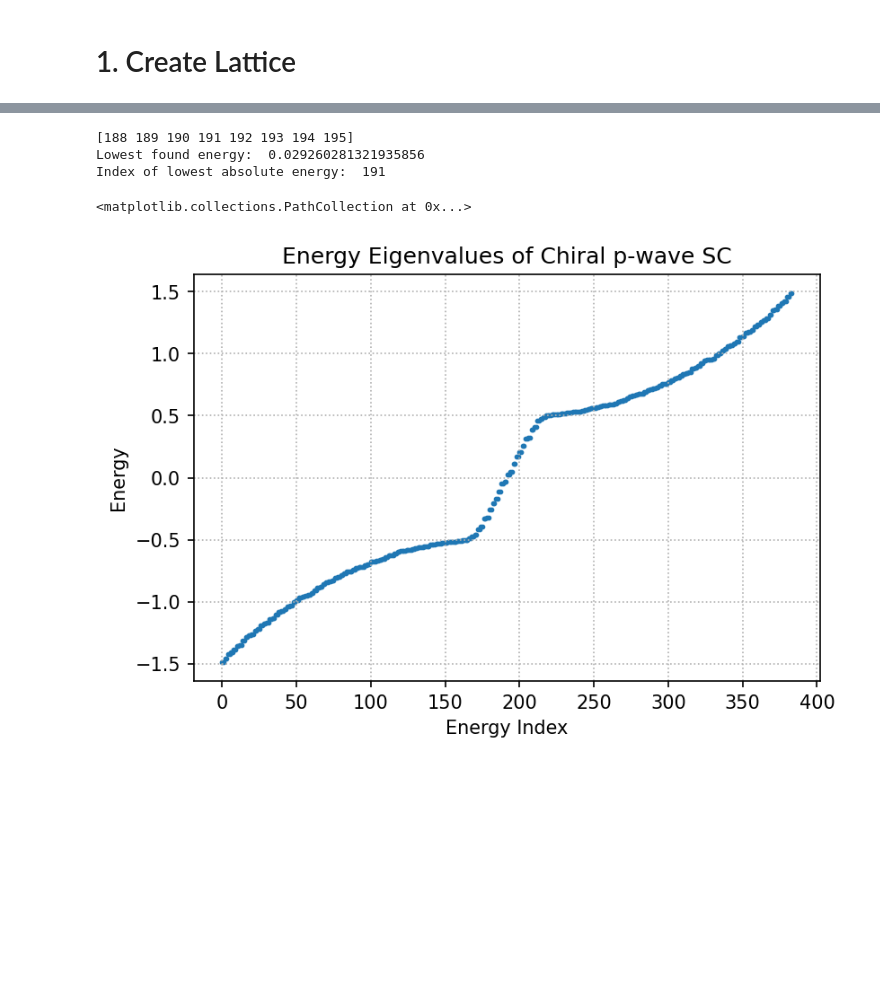
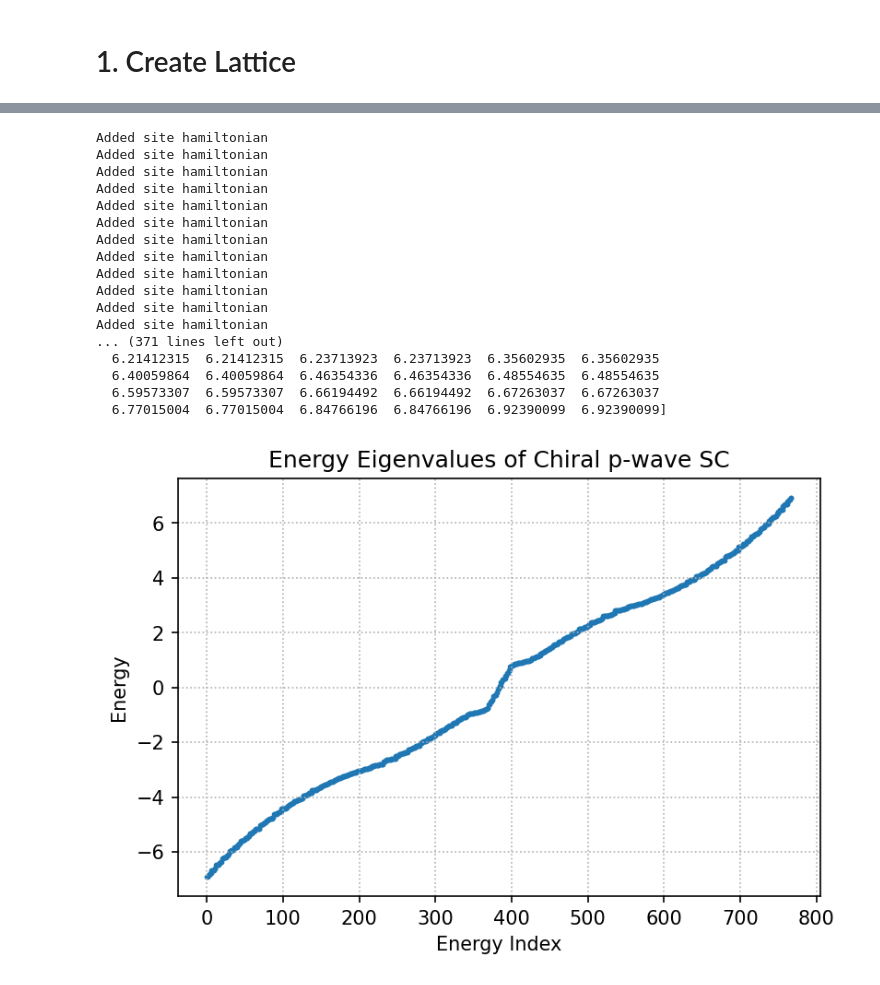
Before and after one commit to isschoch/chiral-p-wave-on-buckyball-geometry, a Jupyter notebook: sc_disclination_codim_1.ipynb, the cells around one changed output, grey strips where cells are left out. Saved outputs shown, nothing was run; the diff lists cells and outputs as text; code cells hidden in the pictures; blank space fills up the shorter version.

```diff
--- a/sc_disclination_codim_1.ipynb
+++ b/sc_disclination_codim_1.ipynb
@@ -84,35 +58,54 @@ lattice.plot(True)
 # %%
-mu = 0.5
-delta = complex(0.5, 0.0)
+mu = 1.0
+delta = complex(1.0, 0.0)
+t = 1.0
 
-Ham_constructor = HamiltonianConstructor(mu, 0.5, 0.5, delta)
+Ham_constructor = HamiltonianConstructor(mu-4*t, 2*t, 2*t, delta)
 H_direct_lattice = Ham_constructor.construct_direct_lattice_hamiltonian(lattice)
-block_indices = Ham_constructor.get_block_indices(lattice.get_num_sites())
+block_indices = Ham_constructor.get_block_indices(num_sites)
 
 for flagged_bond in flagged_bonds:
     Ham_constructor.add_phase(H_direct_lattice, flagged_bond, hop_phase, num_sites)
 
 energies, states = scipy.linalg.eigh(H_direct_lattice)
 
 tol = 0.05
 low_energy_indices = np.argwhere(np.abs(energies) < tol)[:, 0]
 print(low_energy_indices)
 
 print("Lowest found energy: ", np.min(np.abs(energies)))
 gs_idx = np.argmin(np.abs(energies))
+
+# gs_idx = 764//2
+
 print("Index of lowest absolute energy: ", gs_idx)
 
 plt.xlabel("Energy Index")
 plt.ylabel("Energy")
 plt.grid(linestyle=":")
 plt.title("Energy Eigenvalues of Chiral p-wave SC")
 plt.scatter(range(len(energies)), energies, s=3)
+
+print("energies = ", energies)
 # %% [output]
-[188 189 190 191 192 193 194 195]
-Lowest found energy:  0.029260281321935856
-Index of lowest absolute energy:  191
+Added site hamiltonian
+Added site hamiltonian
+Added site hamiltonian
+Added site hamiltonian
+Added site hamiltonian
+Added site hamiltonian
+Added site hamiltonian
+Added site hamiltonian
+Added site hamiltonian
+Added site hamiltonian
+Added site hamiltonian
+Added site hamiltonian
+... (371 lines left out)
+  6.21412315  6.21412315  6.23713923  6.23713923  6.35602935  6.35602935
+  6.40059864  6.40059864  6.46354336  6.46354336  6.48554635  6.48554635
+  6.59573307  6.59573307  6.66194492  6.66194492  6.67263037  6.67263037
+  6.77015004  6.77015004  6.84766196  6.84766196  6.92390099  6.92390099]
-<matplotlib.collections.PathCollection at 0x...>
-[figure, old version]
+[figure, new version]
 # %%
 for gs_idx in range(gs_idx, gs_idx + 1):
     print("Index =", gs_idx)
```
Also changed, not shown: parts of 13 cells of this notebook, 10 other files.
